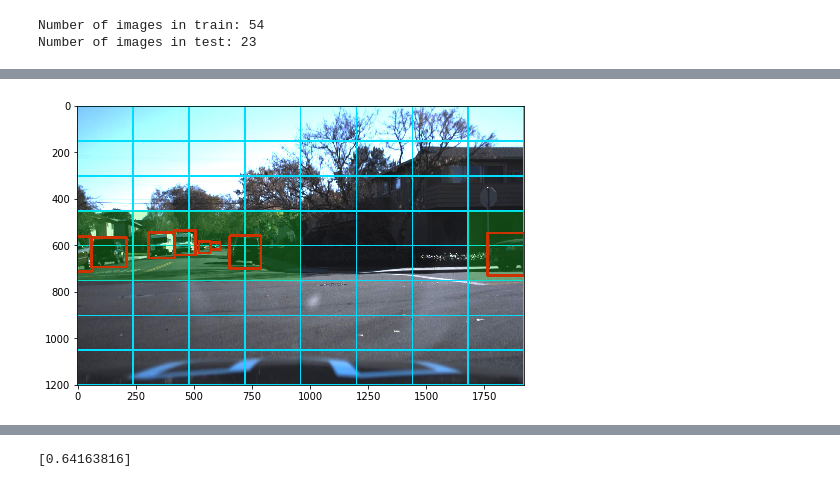
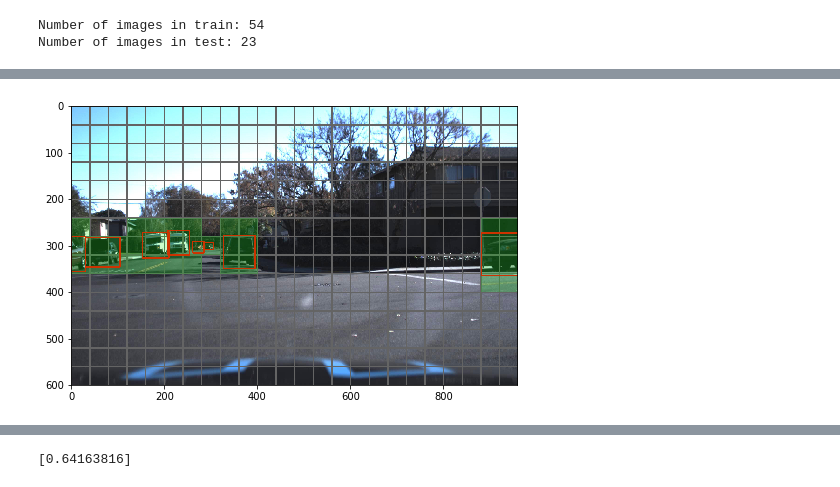
Before and after one commit to upul/Pedestrian_Detection, a Jupyter notebook: DataExplorationAndInitialModels.ipynb, the cells around one changed output, grey strips where cells are left out. Drawn from its saved outputs; the diff is of its cells as text; code cells hidden in the pictures.

```diff
--- a/DataExplorationAndInitialModels.ipynb
+++ b/DataExplorationAndInitialModels.ipynb
@@ -29,6 +32,7 @@ dataset['ymin'] = dataset['xmax_tmp']
 # %%
 path = os.path.join(DATA_PATH, '1479498373962951201.jpg')
 img = plt.imread(path)
+img = cv2.resize(img, None, fx=0.5, fy=0.5, interpolation=cv2.INTER_CUBIC)
 print(img.shape)
 plt.imshow(img)
 plt.show()
@@ -55,7 +59,7 @@ def get_bounding_boxes(data, frame_name):
     bb_list = []
     for i in range(len(bb_info)):
         row = bb_info.iloc[i]
-        bb_list.append(((row[0], row[2]), (row[1], row[3])))
+        bb_list.append(((row[0]//2, row[2]//2), (row[1]//2, row[3]//2)))
     return bb_list
 
 boundings = get_bounding_boxes(train, '1479498373962951201.jpg')
@@ -63,25 +67,25 @@ boundings = get_bounding_boxes(train, '1479498373962951201.jpg')
 def get_grids(img):
     assert isinstance(img, np.ndarray)
     data = img[:, :, 0]
-    x_pix_per_block = data.shape[1] // GRIDS_PER_DIR
-    y_pix_per_block = data.shape[0] // GRIDS_PER_DIR
+    x_pix_per_block = data.shape[1] // GRIDS_PER_X_DIR
+    y_pix_per_block = data.shape[0] // GRIDS_PER_Y_DIR
 
     all_grids = []
-    for i in range(0, GRIDS_PER_DIR):  # X dir
-        for j in range(0, GRIDS_PER_DIR):  # Y dir
+    for i in range(0, GRIDS_PER_X_DIR):  # X dir
+        for j in range(0, GRIDS_PER_Y_DIR):  # Y dir
             all_grids.append((i*x_pix_per_block, j*y_pix_per_block))
     return all_grids
 
 
 def plt_grids(image, grids):
     data = img[:, :, 0]
-    x_pix_per_block = data.shape[1] // GRIDS_PER_DIR
-    y_pix_per_block = data.shape[0] // GRIDS_PER_DIR
+    x_pix_per_block = data.shape[1] // GRIDS_PER_X_DIR
+    y_pix_per_block = data.shape[0] // GRIDS_PER_Y_DIR
 
     for grid in grids:
         i = grid[0]
         j = grid[1]
-        cv2.rectangle(image, (i, j), (i+x_pix_per_block, j+y_pix_per_block), color=[0, 222, 255], thickness=5)
+        cv2.rectangle(image, (i, j), (i+x_pix_per_block, j+y_pix_per_block), color=[100, 100, 100], thickness=2)
     plt.imshow(image)
 
 grids = get_grids(img)
@@ -112,13 +116,14 @@ def convert_to_numpy(frame, img_name):
     boundings = get_bounding_boxes(frame, img_name)
     path = os.path.join(DATA_PATH, img_name)
     img = plt.imread(path)
+    img = cv2.resize(img, None, fx=0.5, fy=0.5, interpolation=cv2.INTER_CUBIC)
     grids = get_grids(img)
 
     data = img[:, :, 0]
-    x_pix_per_block = data.shape[1] // GRIDS_PER_DIR
-    y_pix_per_block = data.shape[0] // GRIDS_PER_DIR
+    x_pix_per_block = data.shape[1] // GRIDS_PER_X_DIR
+    y_pix_per_block = data.shape[0] // GRIDS_PER_Y_DIR
 
-    label = np.zeros((GRIDS_PER_DIR, GRIDS_PER_DIR))
+    label = np.zeros((GRIDS_PER_Y_DIR, GRIDS_PER_X_DIR))
     for grid in grids:
         for box in boundings:
             if do_overlap(grid, box, x_pix_per_block, y_pix_per_block):
@@ -141,25 +155,25 @@ print(label)
 # %%
 def display_overlap_grids(image, label):
     data = img[:, :, 0]
-    x_pix_per_block = data.shape[1] // GRIDS_PER_DIR
-    y_pix_per_block = data.shape[0] // GRIDS_PER_DIR
+    x_pix_per_block = data.shape[1] // GRIDS_PER_X_DIR
+    y_pix_per_block = data.shape[0] // GRIDS_PER_Y_DIR
 
     copy = image.copy()
-    for i in range(0, GRIDS_PER_DIR):  # X dir
-        for j in range(0, GRIDS_PER_DIR):  # Y dir
+    for i in range(0, GRIDS_PER_Y_DIR):  # X dir
+        for j in range(0, GRIDS_PER_X_DIR):  # Y dir
             if label[i, j] == 1:
                 cv2.rectangle(copy,
                               (j*x_pix_per_block, i*y_pix_per_block),
                               (j*x_pix_per_block + x_pix_per_block, i*y_pix_per_block + y_pix_per_block),
                               color=[0, 255, 0],
                               thickness = -1)
     alpha = 0.2
     cv2.addWeighted(copy, alpha, image, 1 - alpha, 0, image)
     plt.imshow(image)
 
 display_overlap_grids(img, label)
 # %% [output]
-[figure, old version]
+[figure, new version]
 # %%
 def get_batch_frame(training, batch_size):
     unique_ids = train['Frame'].unique()
```
Also changed, not shown: parts of 7 cells of this notebook.
